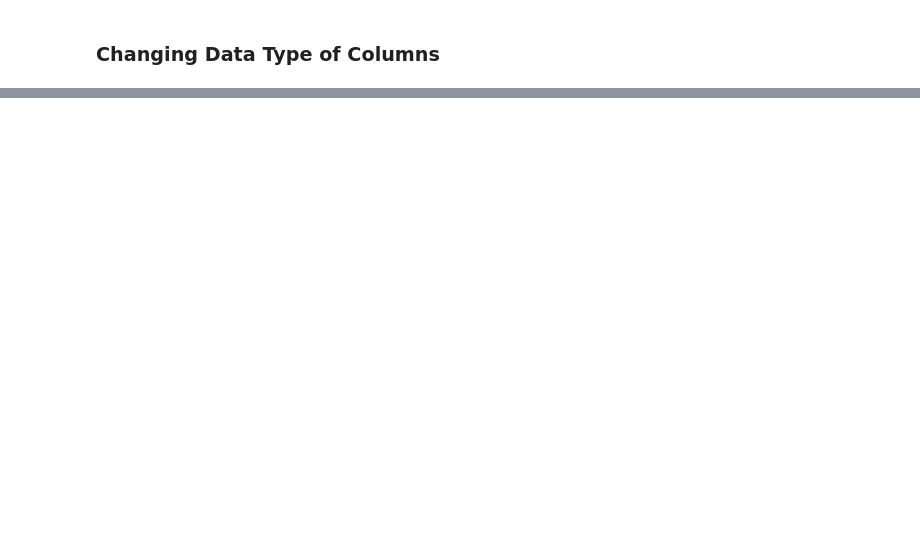
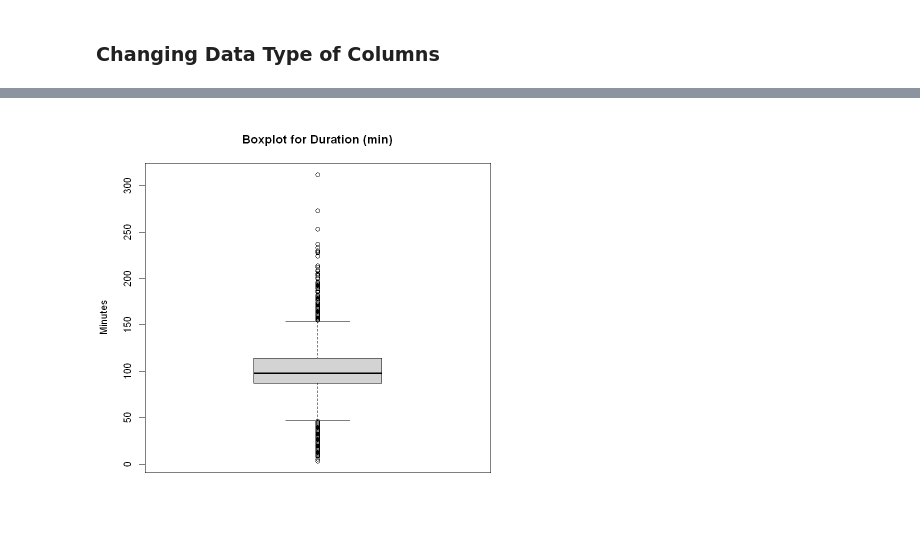
Before and after one commit to emmaarenas/netflix-analysis, a Jupyter notebook: notebooks/netflix-analysis.ipynb, the cells around one changed output, grey strips where cells are left out. Drawn from its saved outputs; the diff is of its cells as text; code cells hidden in the pictures; blank space fills up the shorter version.

```diff
--- a/notebooks/netflix-analysis.ipynb
+++ b/notebooks/netflix-analysis.ipynb
@@ -151,0 +240,4 @@ ERROR: Error in `$<-.data.frame`(`*tmp*`, date_added, value = structure(numeric(
+# %%
+boxplot(netflix_titles$duration_min, main="Boxplot for Duration (min)", ylab="Minutes")
+# %% [output]
+[figure, added]
```
Also changed, not shown: parts of 46 cells of this notebook.
